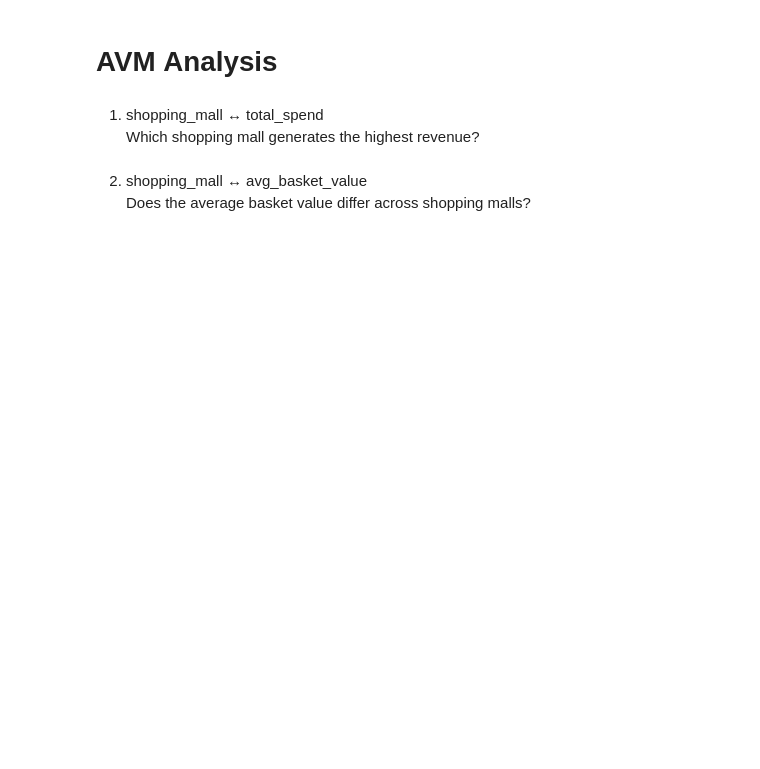
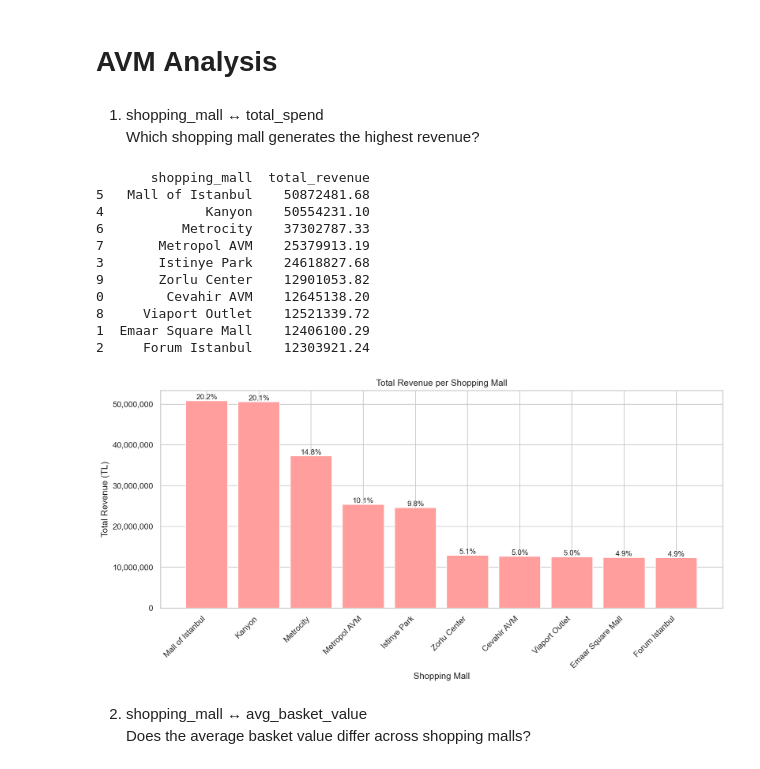
Before and after one commit to ebrarsudedogan/Mining-Retail-Behavior-in-Istanbul-Malls-Using-Consumer-Sentiment-Indices, a Jupyter notebook: data_analysis_daily/dataset_mall_analysis.ipynb, the cells around one changed output. Drawn from its saved outputs; the diff is of its cells as text; code cells hidden in the pictures; blank space fills up the shorter version.

```diff
--- a/data_analysis/dataset_mall_analysis.ipynb
+++ b/data_analysis_daily/dataset_mall_analysis.ipynb
@@ -11,8 +11,10 @@ import seaborn as sns
 import matplotlib.pyplot as plt
 from scipy import stats
 from statsmodels.graphics.mosaicplot import mosaic
+import statsmodels.formula.api as smf
+import matplotlib.ticker as mtick
 
-df = pd.read_csv("../datasets/customer_shopping_data_v5.csv")
+df = pd.read_csv("../datasets/customer_shopping_data_v10.csv")
 sns.set_theme(style="whitegrid")
 
 color1 = '#FF9E9D'  # Coral Pink
@@ -24,6 +26,65 @@ color6 = '#C4A2FF'  # Lavender
 # %% [markdown]
 1. shopping_mall ↔ total_spend <br>
 Which shopping mall generates the highest revenue?
+# %%
+# Group by shopping mall and sum total spend
+mall_revenue = (
+    df.groupby("shopping_mall")["total_price"]
+      .sum()
+      .reset_index(name="total_revenue")
+      .sort_values("total_revenue", ascending=False)
+)
+
+# Display the table
+print(mall_revenue)
+
+# Calculate total revenue overall
+total_all_malls = mall_revenue["total_revenue"].sum()
+
+# Plot vertical bar chart
+plt.figure(figsize=(12,6), dpi=150)
+bars = plt.bar(
+    mall_revenue["shopping_mall"],
+    mall_revenue["total_revenue"],
+    color=color1
+)
+
+plt.ylabel("Total Revenue (TL)")
+plt.xlabel("Shopping Mall")
+plt.title("Total Revenue per Shopping Mall")
+
+# Make y-axis show plain numbers instead of scientific notation
+plt.gca().yaxis.set_major_formatter(mtick.StrMethodFormatter('{x:,.0f}'))
+
+plt.xticks(rotation=45, ha="right")
+
+# Annotate percentages above bars
+for bar, value in zip(bars, mall_revenue["total_revenue"]):
+    percent = (value / total_all_malls) * 100
+    plt.text(
+        bar.get_x() + bar.get_width()/2,
+        bar.get_height(),
+        f"{percent:.1f}%",
+        ha='center',
+        va='bottom',
+        fontsize=10
+    )
+
+plt.tight_layout()
+plt.show()
+# %% [output]
+       shopping_mall  total_revenue
+5   Mall of Istanbul    50872481.68
+4             Kanyon    50554231.10
+6          Metrocity    37302787.33
+7       Metropol AVM    25379913.19
+3       Istinye Park    24618827.68
+9       Zorlu Center    12901053.82
+0        Cevahir AVM    12645138.20
+8     Viaport Outlet    12521339.72
+1  Emaar Square Mall    12406100.29
+2     Forum Istanbul    12303921.24
+[figure, added]
 # %% [markdown]
 2. shopping_mall ↔ avg_basket_value <br>
 Does the average basket value differ across shopping malls?
```
Also changed, not shown: parts of 3 cells of this notebook, 5 other files.
